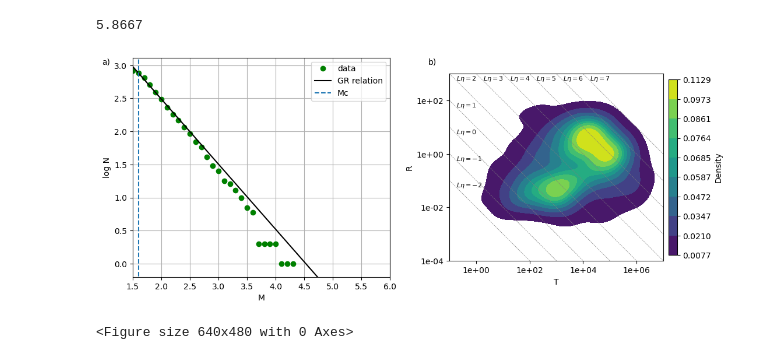
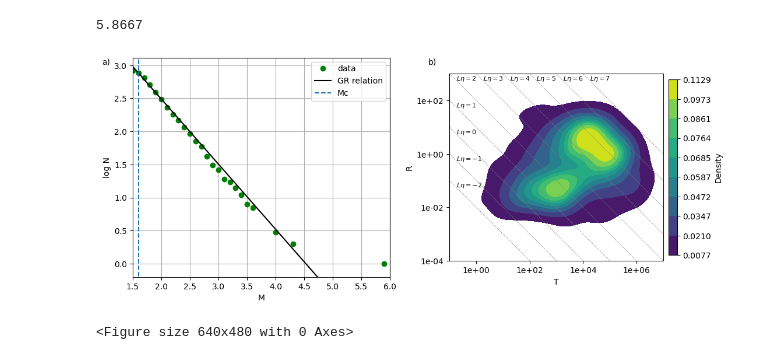
Before and after one commit to AGIaccarino/PyCEFeaX, a Jupyter notebook: FOREAQ_example/PyCEFeaX_notebook_FOREAQ.ipynb, the cells around one changed output. Saved outputs shown, nothing was run; the diff lists cells and outputs as text; code cells hidden in the pictures.

```diff
--- a/FOREAQ_example/PyCEFeaX_notebook_FOREAQ.ipynb
+++ b/FOREAQ_example/PyCEFeaX_notebook_FOREAQ.ipynb
@@ -148,8 +148,10 @@ fig, axes = plt.subplots(1,2, figsize=(11, 4.5))
 axes[0].annotate(text='a)',xy=(-0.12,0.97),xycoords='axes fraction')
 
 
-hist, bin=np.histogram(cata_pfx['source_magnitude'],bins=np.arange(np.floor(cata_pfx['source_magnitude'].min()*10)/10-0.05,np.ceil(cata_pfx['source_magnitude'].max()*10)/10+0.015,0.1))
+hist, bin=np.histogram(cata_pfx['source_magnitude'],bins=np.arange(np.floor(cata_pfx['source_magnitude'].min()*10)/10-0.05,np.ceil(cata_pfx['source_magnitude'].max()*10)/10+0.15,0.1))
 Mbin=(bin[:-1]+bin[1:])/2
+Mbin=Mbin[hist>0]
+hist=hist[hist>0]
 
 axes[0].plot(Mbin,np.log10(np.cumsum(hist[::-1])[::-1]),'go',label='data')
 
@@ -166,34 +168,34 @@ axes[0].grid('on')
 
 # # 2D KDE plot
 
 kde = sns.kdeplot(x=np.log10(preprocess["T"]), y=np.log10(preprocess["R"]), fill=True, cmap="viridis")
 etas=np.arange(-2, 8, 1)
 for eta in etas:
     axes[1].plot(np.array((-1, 7)), -np.array((-1, 7)) + eta, color="gray", linestyle="--", linewidth=0.5)
     if -0.2 + eta < 2:
         axes[1].text(-.75, 0.75 + eta, f"$L \\eta={eta}$", fontsize=8, color="black")
     else:
         axes[1].text(-2.75+eta, 2.75, f"$L \\eta={eta}$", fontsize=8, color="black")
 axes[1].plot()
 axes[1].axis('square')
 axes[1].set_xlim(-1, 7)
 axes[1].set_ylim(-4, 3)
 # Set the ticks to show true values in scientific notation instead of logarithmic values
 x_ticks = [10**i for i in range(0, 8,2)]
 y_ticks = [10**i for i in range(-4, 4,2)]
 
 axes[1].set_xticks(np.log10(x_ticks), [f"{x:.0e}" for x in x_ticks])
 axes[1].set_yticks(np.log10(y_ticks), [f"{y:.0e}" for y in y_ticks])
 # Add a colorbar to the KDE plot
 plt.colorbar(kde.collections[0], ax=axes[1],label="Density", orientation="vertical", pad=0.02,shrink=0.8)
 axes[1].set_xlabel("T")
 axes[1].set_ylabel("R")
 # axes[1].annotate(text='b)',xy=(0.03,0.92),xycoords='axes fraction')
 axes[1].annotate(text='b)',xy=(-0.1,1.05),xycoords='axes fraction')
 
 plt.tight_layout()
 # %% [output]
-[figure, old version]
+[figure, new version]
 # %%
 pfx.plot_allfeatures(data, datetime(2009,1, 1), datetime(2009, 4, 7))
 # %% [output]
```
Also changed, not shown: parts of 2 cells of this notebook, 1 other file.
